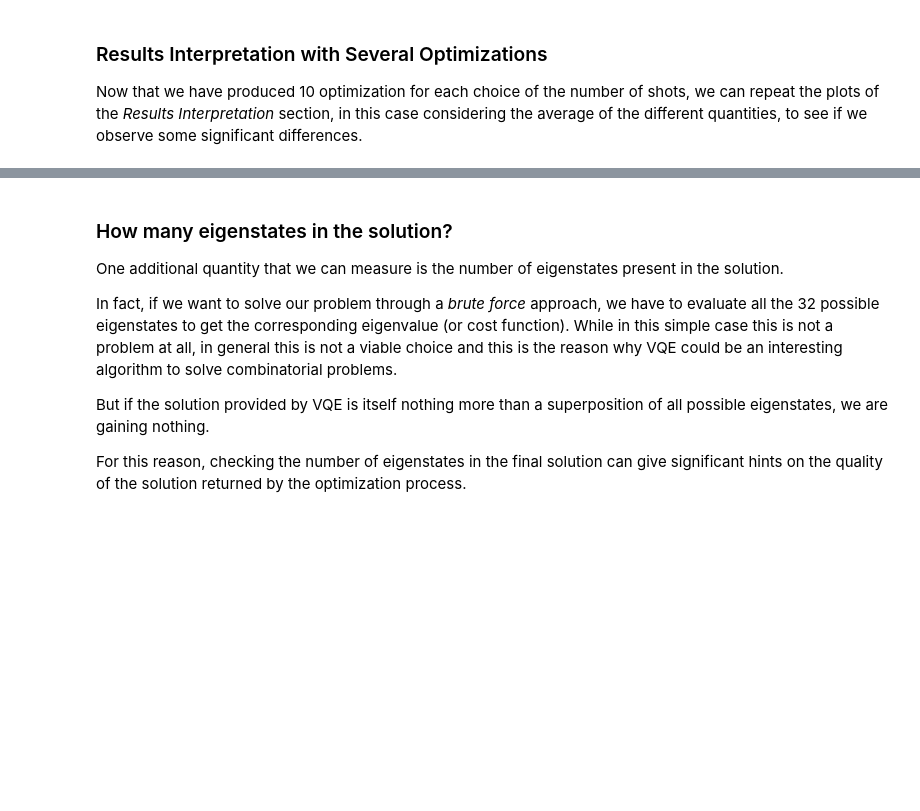
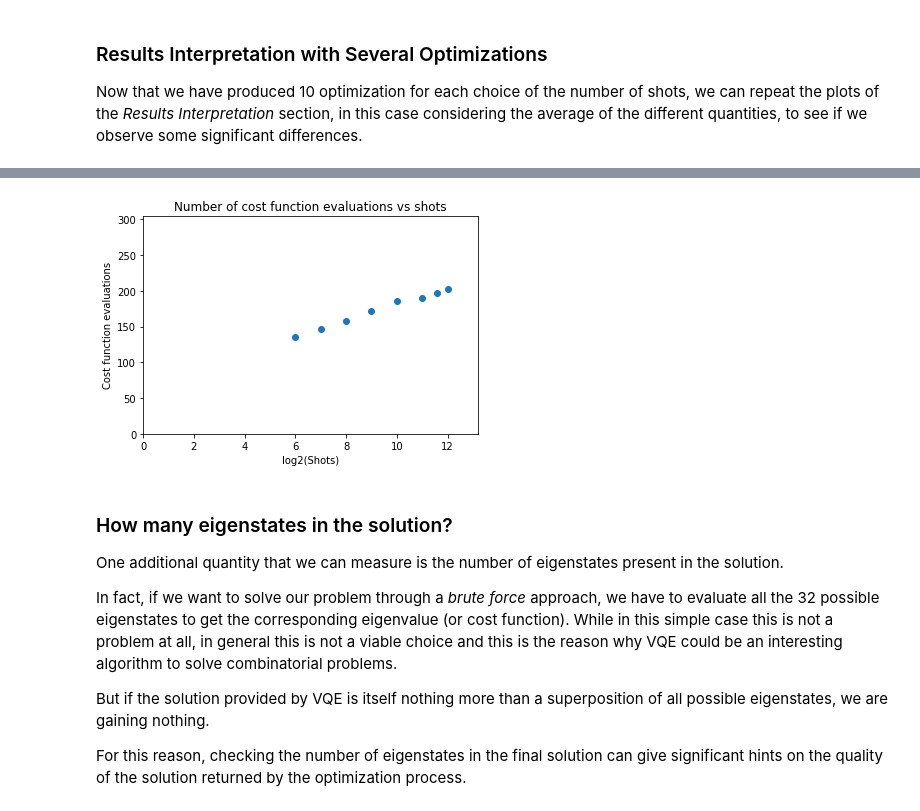
Before and after one commit to NTrevisani/DataScienceMaster, a Jupyter notebook: TFM/MaxCut/Max_Cut.ipynb, the cells around one changed output, grey strips where cells are left out. Saved outputs shown, nothing was run; the diff lists cells and outputs as text; code cells hidden in the pictures; blank space fills up the shorter version.

```diff
--- a/TFM/MaxCut/Max_Cut.ipynb
+++ b/TFM/MaxCut/Max_Cut.ipynb
@@ -1098,8 +1192,8 @@ def sizeof_fmt(num, suffix='B'):
 
 from sys import getsizeof
 
-N_repetitions = 10
-shots_list = [64] # [128, 256, 512, 1024, 2048, 3072, 4096]
+N_repetitions = 100
+shots_list = [64, 128, 256, 512, 1024, 2048, 3072, 4096]
 
 for shot in shots_list:
     results_current = []
@@ -1113,7 +1207,8 @@ for shot in shots_list:
                                BACKEND,
                                FINAL_EVAL)
 
-        print("Done with", str(shot), "shots, repetition", rep)
+        if rep % 20 == 0:
+            print("Done with", str(shot), "shots, repetition", rep)
         results_current.append(output)
 
     save_object(results_current, file_name)
@@ -1235,3 +1386,13 @@ scatter_plot(x       = np.log2(df_plot.shots),
+# %%
+# Cost function evaluations vs log2(shots)
+scatter_plot(x       = np.log2(df_plot.shots),
+             y       = df_plot.nfevs,
+             title   = "Number of cost function evaluations vs shots",
+             xlabel  = "log2(Shots)",
+             ylabel  = "Cost function evaluations",
+             save_as = "nfev_vs_log2shots_avg10")
+# %% [output]
+[figure, added]
 # %% [markdown]
 ### How many eigenstates in the solution?
 
```
Also changed, not shown: parts of 42 cells of this notebook, 2 other files.
